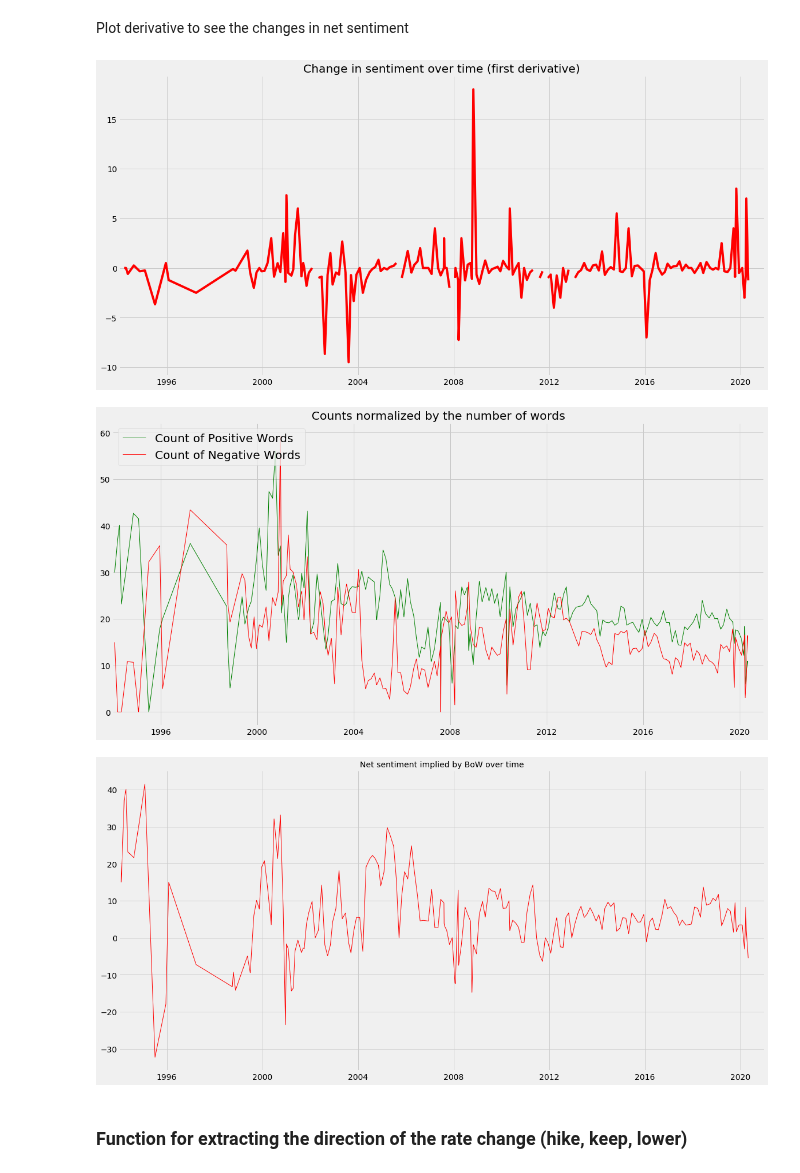
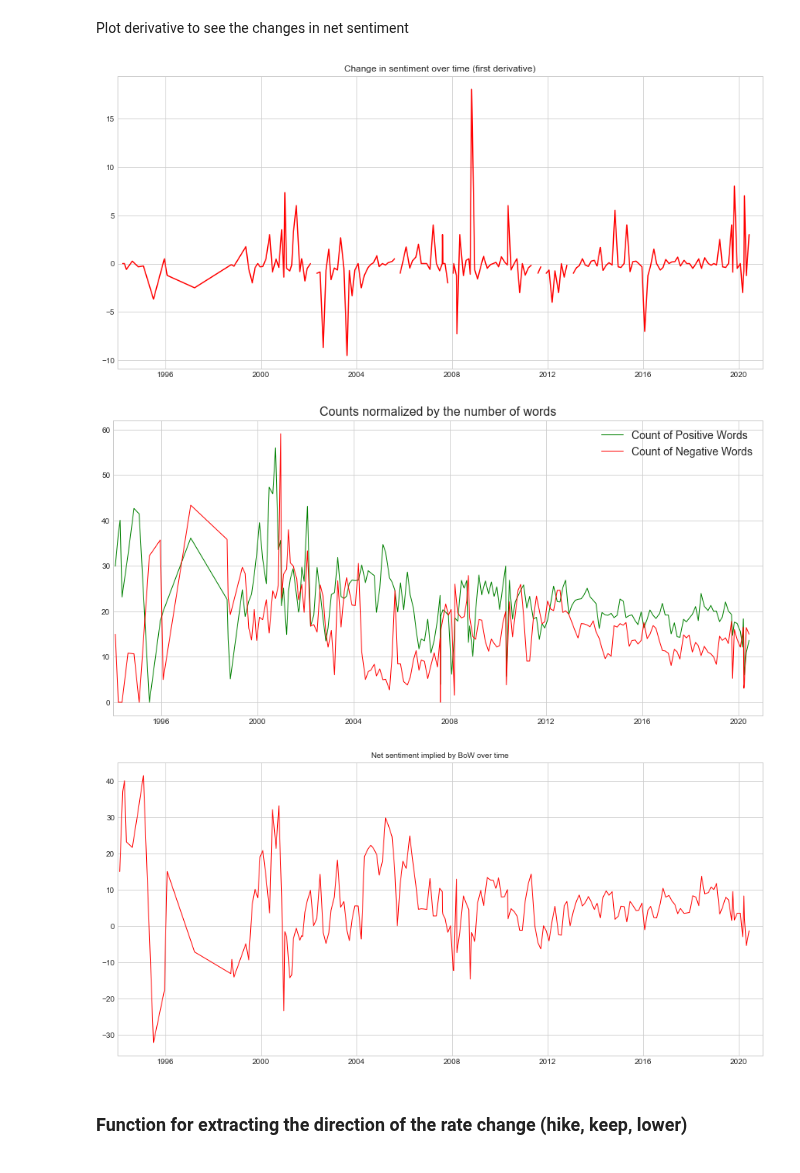
Before and after one commit to yukit-k/centralbank_analysis, a Jupyter notebook: src/1_FOMC_Analysis_Preliminary.ipynb, the cells around one changed output. Saved outputs shown, nothing was run; the diff lists cells and outputs as text; code cells hidden in the pictures.

```diff
--- a/src/1_FOMC_Analysis_Preliminary.ipynb
+++ b/src/1_FOMC_Analysis_Preliminary.ipynb
@@ -20,5 +20,7 @@ nltk.download('punkt')
 [nltk_data] Downloading package punkt to /Users/yuki/nltk_data...
 [nltk_data]   Package punkt is already up-to-date!
 True
+# %%
+plt.style.use('seaborn-whitegrid')
 # %% [markdown]
 ### Reading the data in
@@ -634,9 +604,6 @@ Data.head()
 | 1994-08-16 | \n\n[SECTION]\n\nThe Federal Rese... | Alan Greenspan | The Federal Reserve announced tod... | 4 | 137 | 6 | 2 | 2.919708 | [strength, expansion, high, susta... | ... |
 # %% [markdown]
 ### Plots of the sentiment analysis
-# %%
-plt.rcParams["figure.figsize"] = (18,9)
-plt.style.use('fivethirtyeight')
 # %% [markdown]
 Plot positive and negative word counts
 # %%
@@ -707,7 +673,7 @@ Plot derivative to see the changes in net sentiment
 # %%
 firstderivative = (NetSentiment.shift(1) - NetSentiment) / NetSentiment
 
-fig, ax = plt.subplots()
+fig, ax = plt.subplots(figsize=(15,7))
 
 ax.plot(Data.index, firstderivative,
          c = 'red')
@@ -727,27 +693,21 @@ ax.grid(True)
 
 plt.show()
 # %% [output]
-[figure, old version]
+[figure, new version]
 # %%
 # Normalize data
 NPositiveWordsNorm = Data['NPositiveWords'] / Data['wordcount'] * np.mean(Data['wordcount'])
 NNegativeWordsNorm = Data['NNegativeWords'] / Data['wordcount'] * np.mean(Data['wordcount'])
 NetSentimentNorm = (NPositiveWordsNorm - NNegativeWordsNorm)
 
-fig, ax = plt.subplots()
-ax.plot(Data.index, NPositiveWordsNorm,
-         c = 'green',
-         linewidth= 1.0)
+fig, ax = plt.subplots(figsize=(15,7))
+ax.plot(Data.index, NPositiveWordsNorm, c='green', linewidth= 1.0)
+plt.plot(Data.index, NNegativeWordsNorm, c='red', linewidth=1.0)
 
-plt.plot(Data.index, NNegativeWordsNorm,
-         c = 'red',
-         linewidth=1.0)
-
-plt.title('Counts normalized by the number of words')
-
+plt.title('Counts normalized by the number of words', fontsize=16)
 plt.legend(['Count of Positive Words', 'Count of Negative Words'],
-           prop={'size': 20},
-           loc = 2
+           prop={'size': 14},
+           loc = 1
            )
 
 # format the ticks
@@ -757,39 +717,37 @@ years = mdates.YearLocator()   # every year
 months = mdates.MonthLocator()  # every month
 years_fmt = mdates.DateFormatter('%Y')
 
 datemin = np.datetime64(Data.index[0], 'Y')
 datemax = np.datetime64(Data.index[-1], 'Y') + np.timedelta64(1, 'Y')
 ax.set_xlim(datemin, datemax)
 
 # format the coords message box
 ax.format_xdata = mdates.DateFormatter('%Y-%m-%d')
 ax.grid(True)
 
 plt.show()
 
 
-fig, ax = plt.subplots()
-ax.plot(Data.index, NetSentimentNorm,
-         c = 'red',
-         linewidth= 1.0)
+fig, ax = plt.subplots(figsize=(15,7))
+ax.plot(Data.index, NetSentimentNorm, c='red', linewidth=1.0)
 
 plt.title('Net sentiment implied by BoW over time',size = 'medium')
 
 # format the ticks
 # round to nearest years.
 datemin = np.datetime64(Data.index[0], 'Y')
 datemax = np.datetime64(Data.index[-1], 'Y') + np.timedelta64(1, 'Y')
 ax.set_xlim(datemin, datemax)
 
 # format the coords message box
 ax.format_xdata = mdates.DateFormatter('%Y-%m-%d')
 ax.grid(True)
 
 
 plt.show()
 # %% [output]
-[figure, old version]
+[figure, new version]
-[figure, old version]
+[figure, new version]
 # %% [markdown]
 ### Function for extracting the direction of the rate change (hike, keep, lower)
 # %% [markdown]
```
Also changed, not shown: parts of 11 cells of this notebook.
